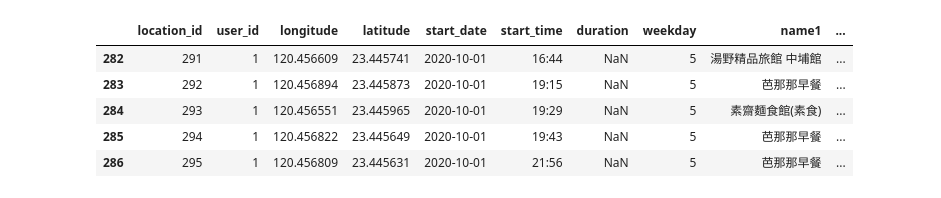
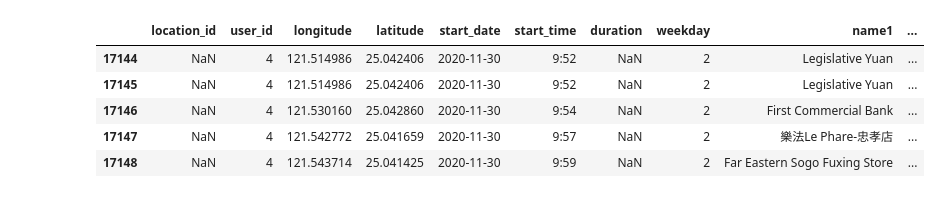
Before and after one commit to yuchieh0130/chchboss, a Jupyter notebook: FINAL_USERDATA.ipynb, the cells around one changed output. Cells and saved outputs as stored; diff of their text form; code cells hidden in the pictures.

```diff
--- a/FINAL_USERDATA.ipynb
+++ b/FINAL_USERDATA.ipynb
@@ -6,12 +6,12 @@ from sklearn.metrics import classification_report,confusion_matrix
 import datetime as dt
 from datetime import datetime
 # %%
-location = pd.read_csv("/Users/sherry/Desktop/LocationDBcsv.csv")
+location = pd.read_csv("LocationDB - ALL1.csv")
 location.tail()
 # %% [output]
 |  | location_id | user_id | longitude | latitude | start_date | start_time | duration | weekday | name1 | ... |
-| 282 | 291 | 1 | 120.456609 | 23.445741 | 2020-10-01 | 16:44 | NaN | 5 | 湯野精品旅館 中埔館 | ... |
-| 283 | 292 | 1 | 120.456894 | 23.445873 | 2020-10-01 | 19:15 | NaN | 5 | 芭那那早餐 | ... |
-| 284 | 293 | 1 | 120.456551 | 23.445965 | 2020-10-01 | 19:29 | NaN | 5 | 素齋麵食館(素食) | ... |
-| 285 | 294 | 1 | 120.456822 | 23.445649 | 2020-10-01 | 19:43 | NaN | 5 | 芭那那早餐 | ... |
-| 286 | 295 | 1 | 120.456809 | 23.445631 | 2020-10-01 | 21:56 | NaN | 5 | 芭那那早餐 | ... |
+| 17144 | NaN | 4 | 121.514986 | 25.042406 | 2020-11-30 | 9:52 | NaN | 2 | Legislative Yuan | ... |
+| 17145 | NaN | 4 | 121.514986 | 25.042406 | 2020-11-30 | 9:52 | NaN | 2 | Legislative Yuan | ... |
+| 17146 | NaN | 4 | 121.530160 | 25.042860 | 2020-11-30 | 9:54 | NaN | 2 | First Commercial Bank | ... |
+| 17147 | NaN | 4 | 121.542772 | 25.041659 | 2020-11-30 | 9:57 | NaN | 2 | 樂法Le Phare-忠孝店 | ... |
+| 17148 | NaN | 4 | 121.543714 | 25.041425 | 2020-11-30 | 9:59 | NaN | 2 | Far Eastern Sogo Fuxing Store | ... |
```
Also changed, not shown: parts of 13 cells of this notebook, 15 other files.
